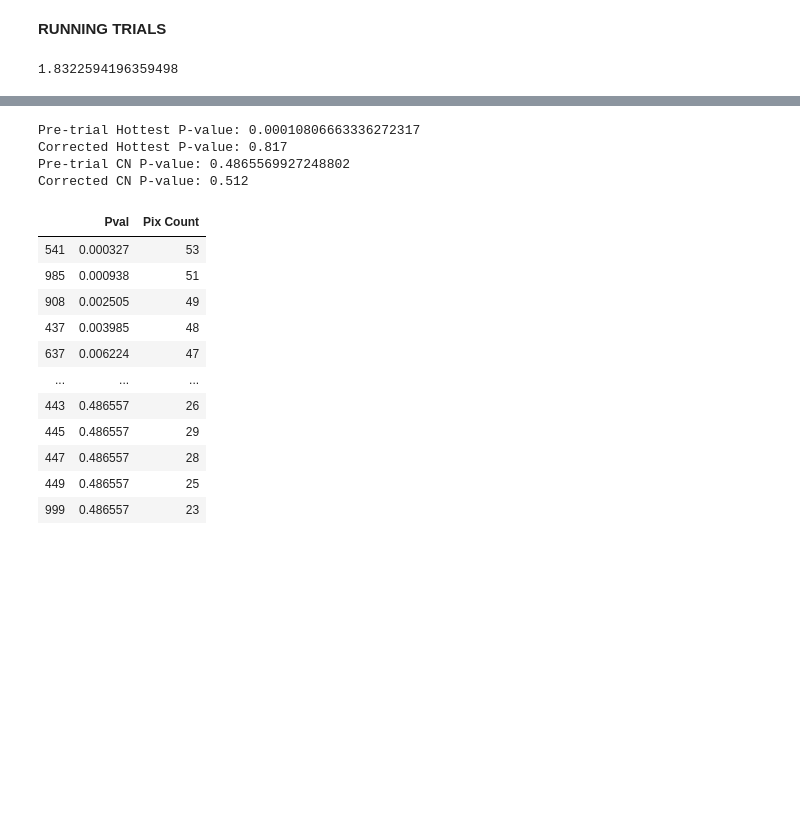
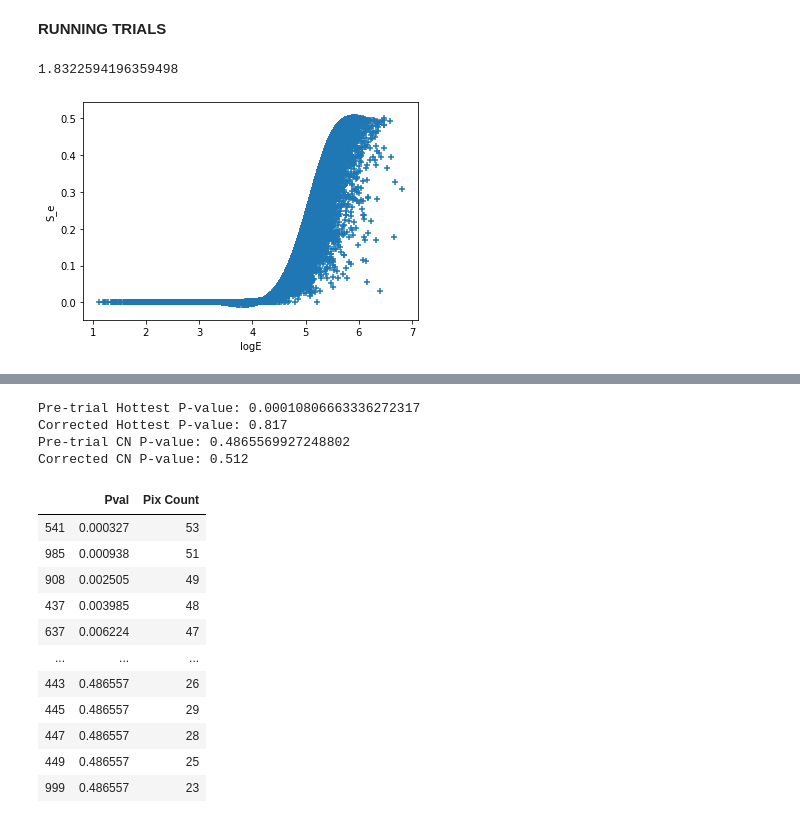
Before and after one commit to MACampana/IceCube_Intro, a Jupyter notebook: IntroAnalyses.ipynb, the cells around one changed output, grey strips where cells are left out. Cells and saved outputs as stored; diff of their text form; code cells hidden in the pictures; blank space fills up the shorter version.

```diff
--- a/IntroAnalyses.ipynb
+++ b/IntroAnalyses.ipynb
@@ -41,3 +45,24 @@ print(len(MJD), len(MJD1)+len(MJD2)+len(MJD3))
+# %%
+#Angles are in RADIANS, energies in GeV
+MC_RA = np.copy(MC_events['ra'])
+Data_RA = np.copy(Data_events['ra'])
+
+MC_DEC = np.copy(MC_events['dec'])
+Data_DEC = np.copy(Data_events['dec'])
+
+MC_AngErr = np.copy(MC_events['angErr'])
+Data_AngErr = np.copy(Data_events['angErr'])
+
+MC_logE = np.copy(MC_events['logE'])
+Data_logE = np.copy(Data_events['logE'])
+
+#True Values from MC
+MC_trueRA = np.copy(MC_events['trueRa'])
+MC_trueDEC = np.copy(MC_events['trueDec'])
+MC_trueE = np.copy(MC_events['trueE'])
+
+#OneWeight, units = GeV cm2 sr (number of events already taken into account)
+MC_ow = np.copy(MC_events['ow'])
 # %% [markdown]
 <b>EVENT MAPS</b>
 # %%
@@ -622,0 +699,7 @@ GC_ra = np.array([4.650])
+# %%
+plt.scatter(Data_logE, S_e, marker='+')
+plt.xlabel('logE')
+plt.ylabel('S_e')
+plt.show()
+# %% [output]
+[figure, added]
```
Also changed, not shown: parts of 15 cells of this notebook.
